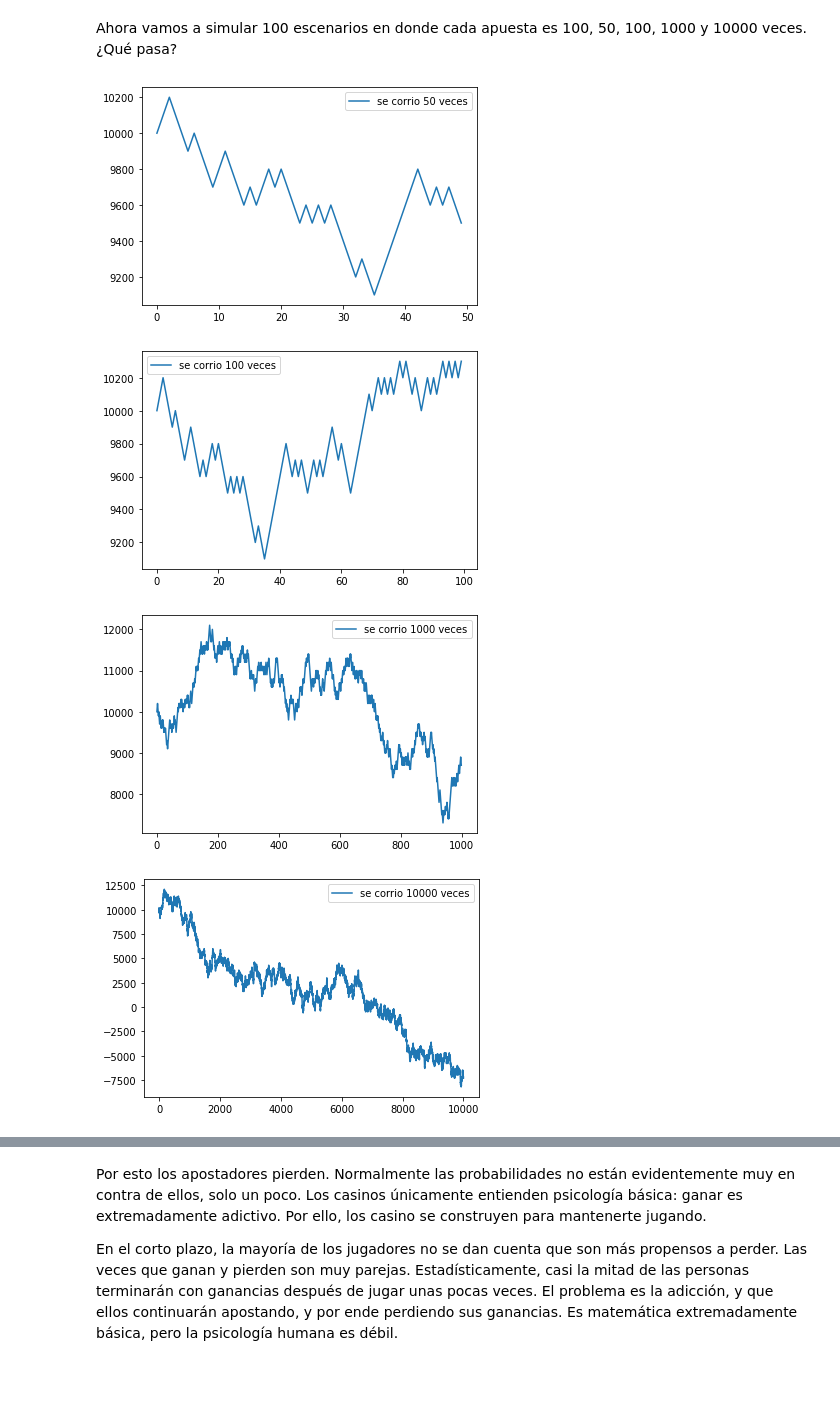
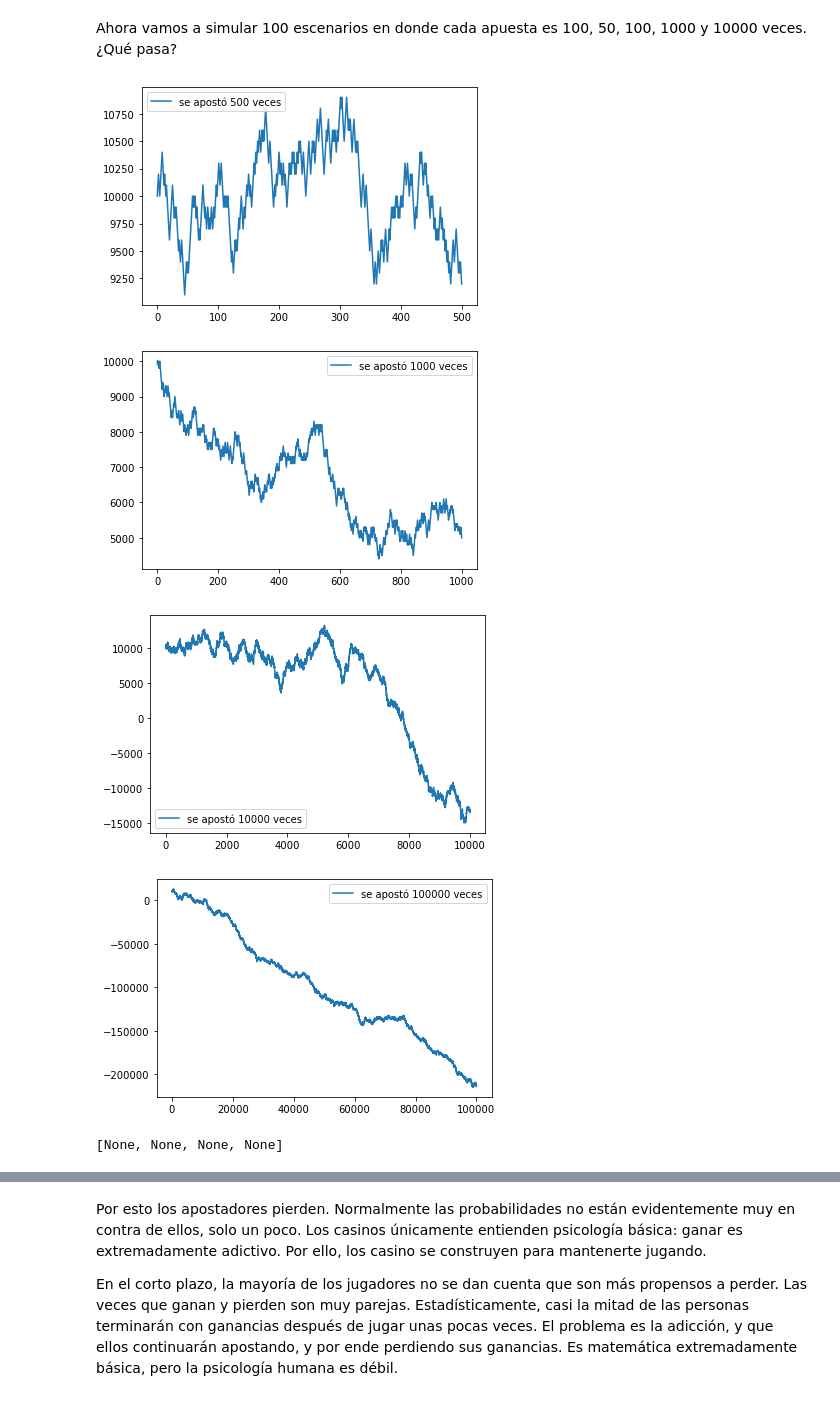
Before and after one commit to danielch4/SPF-2021-I, a Jupyter notebook: TEMA-1/Clase8_SimulacionMontecarlo.ipynb, the cells around one changed output, grey strips where cells are left out. Saved outputs shown, nothing was run; the diff lists cells and outputs as text; code cells hidden in the pictures.

```diff
--- a/TEMA-1/Clase8_SimulacionMontecarlo.ipynb
+++ b/TEMA-1/Clase8_SimulacionMontecarlo.ipynb
@@ -202,6 +237,11 @@ array([10000., 10100., 10200., 10300., 10200., 10100., 10000., 10100.,
 # Crearemos un apostador simple VECTORIZADO
 # Proponer otra forma de obtener el mismo resultado (CUMSUM)
 def apostador_vect(cap_inicial, apuesta, n_apuestas):
+#     np.random.seed(516)
 
-    return
+    c_capital = apuesta * np.array([1 if dado() else -1 for i in range(n_apuestas + 1)])
+    c_capital[0] = cap_inicial
+    return c_capital.cumsum()
+
+apostador_nested_f(10000, 100, 10)
 # %% [output]
@@ -240,17 +297,25 @@ plt.show()
 Ahora vamos a simular 100 escenarios en donde cada apuesta es 100, 50, 100, 1000 y 10000 veces. ¿Qué pasa?
 # %%
 # (Montecarlo)
-n = [50,100,1000,10000]
+n = np.array([50,100,1000,10000]) * 10
 capital = 10000
 apuesta = 100
 
 # Deseo correr la función creada para cada elemento de la lista n,
 # donde el capital es siempre 10000 y la apuesta es 100.
 # Luego quiero graficar el comportamiento de mi capital cuando juego
+def graph(ni):
+    cap = apostador_vect(capital, apuesta, ni)
+    plt.plot(cap, label=f'se apostó {ni} veces')
+    plt.legend()
+    plt.show()
+
+[graph(ni) for ni in n]
 # %% [output]
-[figure, old version]
+[figure, new version]
-[figure, old version]
+[figure, new version]
-[figure, old version]
+[figure, new version]
-[figure, old version]
+[figure, new version]
+[None, None, None, None]
 # %%
 # Graficar histograma para ver el comportamiento del de los fondos para 1000 juegos distintos
```
Also changed, not shown: parts of 16 cells of this notebook.
